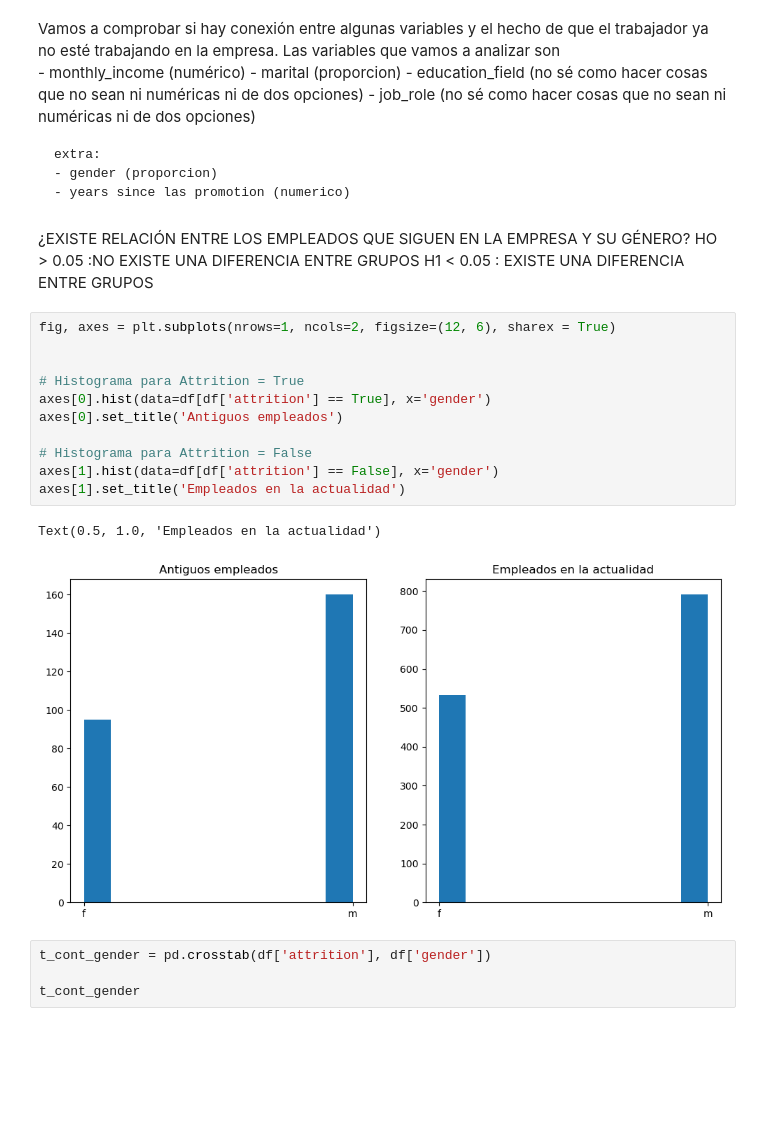
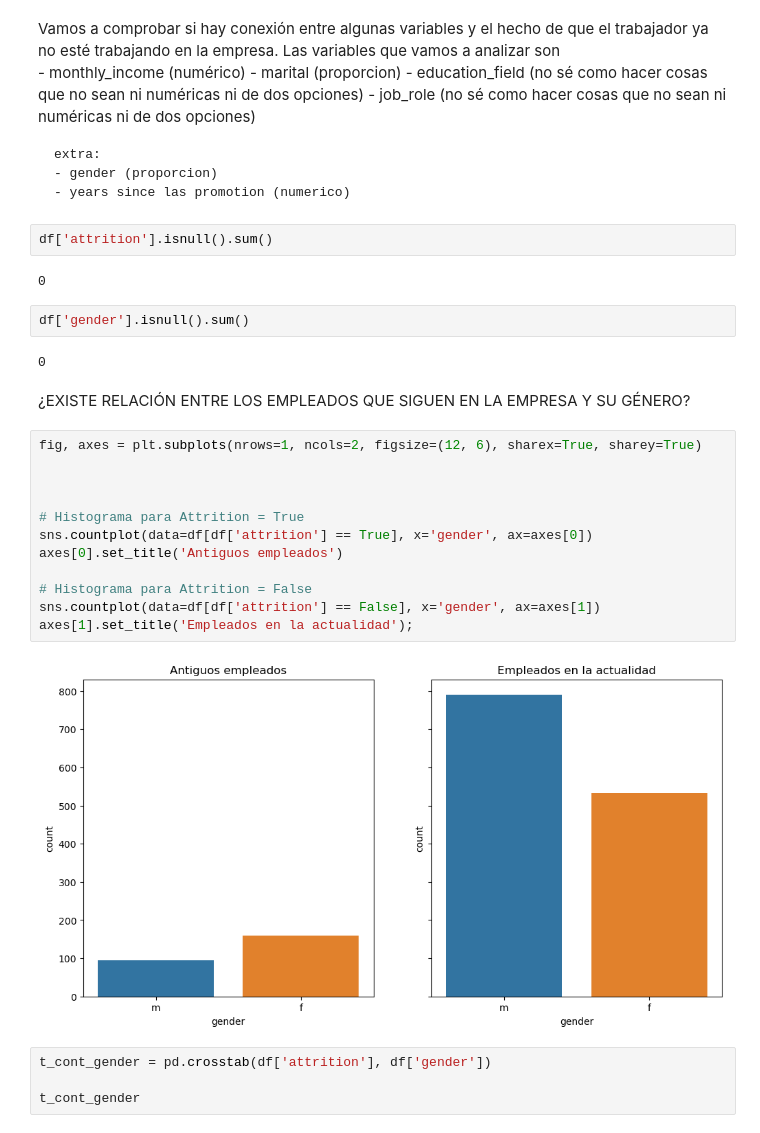
Before and after one commit to icorreald/proyecto-da-promo-G-modulo-3-team-3, a Jupyter notebook: notebooks-trabajo/ines.ipynb, the cells around one changed output. Cells and saved outputs as stored; diff of their text form; blank space fills up the shorter version.

```diff
--- a/notebooks-trabajo/ines.ipynb
+++ b/notebooks-trabajo/ines.ipynb
@@ -149,24 +149,30 @@ Las variables que vamos a analizar son
     extra:
     - gender (proporcion)
     - years since las promotion (numerico)
+# %%
+df['attrition'].isnull().sum()
+# %% [output]
+0
+# %%
+df['gender'].isnull().sum()
+# %% [output]
+0
 # %% [markdown]
 ¿EXISTE RELACIÓN ENTRE LOS EMPLEADOS QUE SIGUEN EN LA EMPRESA Y SU GÉNERO?
-HO > 0.05 :NO EXISTE UNA DIFERENCIA ENTRE GRUPOS
-H1 < 0.05 : EXISTE UNA DIFERENCIA ENTRE GRUPOS
 # %%
-fig, axes = plt.subplots(nrows=1, ncols=2, figsize=(12, 6), sharex = True)
+fig, axes = plt.subplots(nrows=1, ncols=2, figsize=(12, 6), sharex=True, sharey=True)
+
 
 
 # Histograma para Attrition = True
-axes[0].hist(data=df[df['attrition'] == True], x='gender')
+sns.countplot(data=df[df['attrition'] == True], x='gender', ax=axes[0])
 axes[0].set_title('Antiguos empleados')
 
 # Histograma para Attrition = False
-axes[1].hist(data=df[df['attrition'] == False], x='gender')
-axes[1].set_title('Empleados en la actualidad')
+sns.countplot(data=df[df['attrition'] == False], x='gender', ax=axes[1])
+axes[1].set_title('Empleados en la actualidad');
 # %% [output]
-Text(0.5, 1.0, 'Empleados en la actualidad')
-[figure, old version]
+[figure, new version]
 # %%
 t_cont_gender = pd.crosstab(df['attrition'], df['gender'])
 
```
Also changed, not shown: parts of 62 cells of this notebook, 7 other files.
